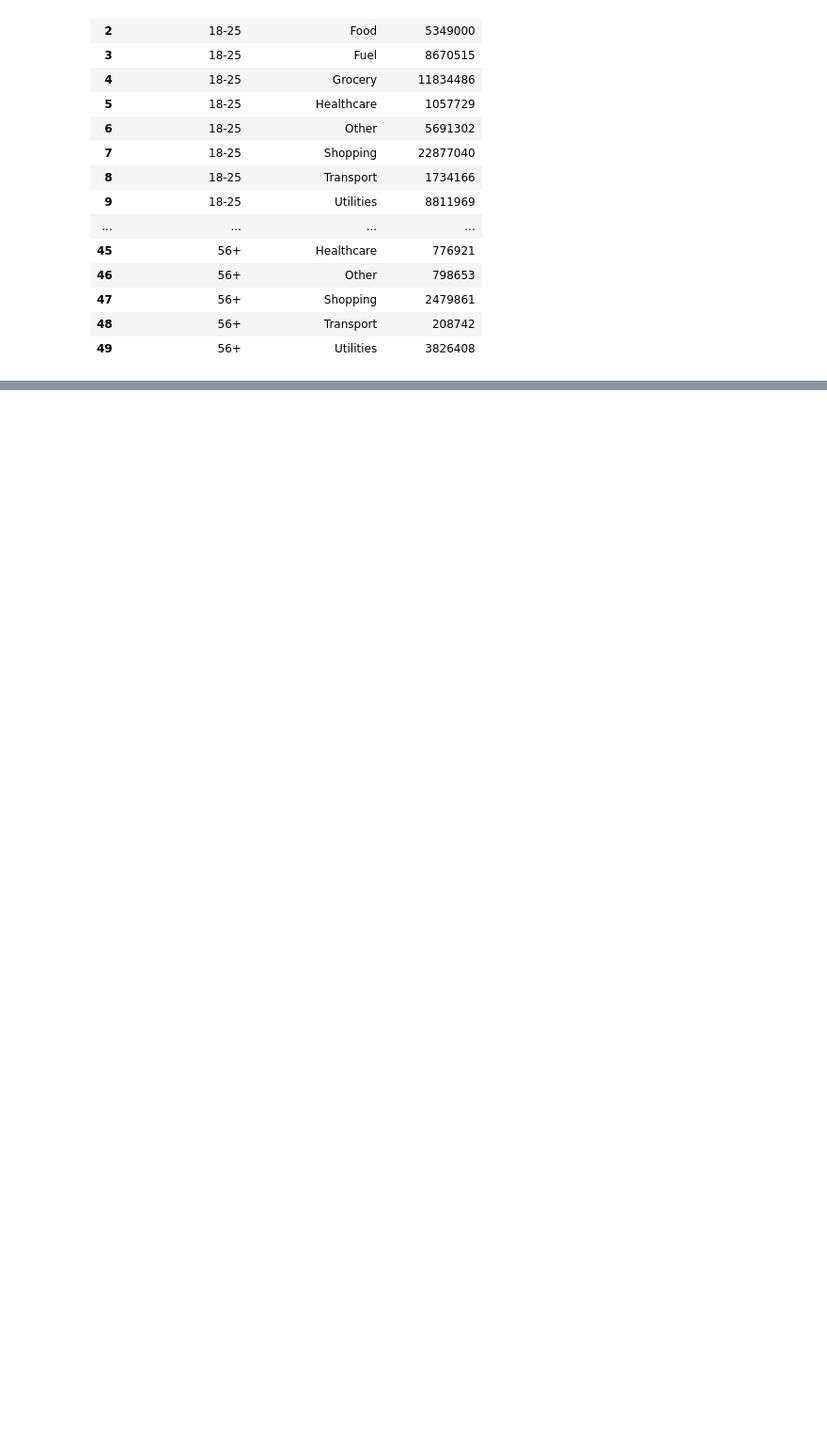
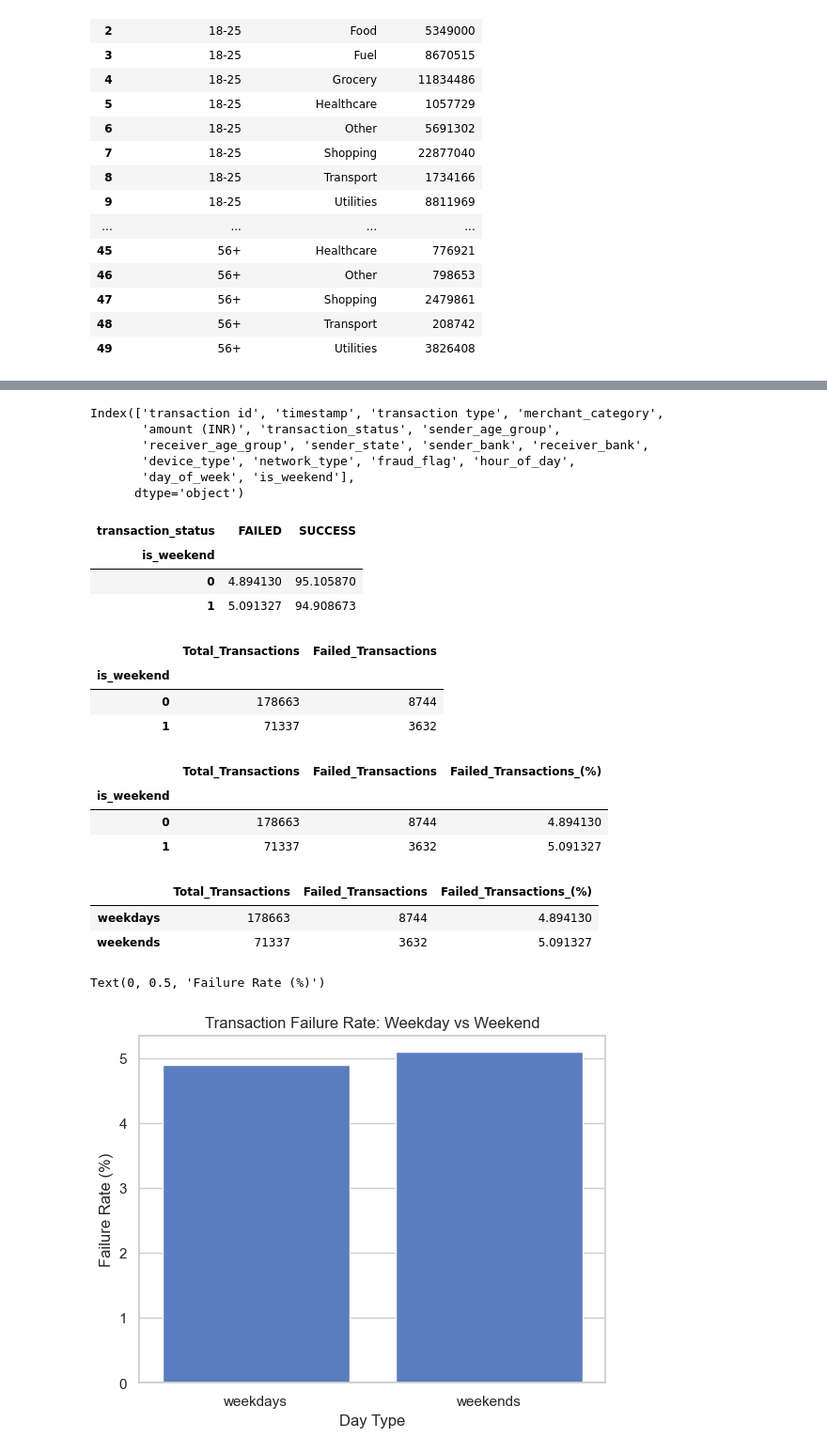
Before and after one commit to RehanShikalgar/upi-insights-2024, a Jupyter notebook: 01_data_inspection.ipynb, the cells around one changed output, grey strips where cells are left out. Shown at 94% size. Saved outputs shown, nothing was run; the diff lists cells and outputs as text; code cells hidden in the pictures; blank space fills up the shorter version.

```diff
--- a/01_data_inspection.ipynb
+++ b/01_data_inspection.ipynb
@@ -385,0 +476,48 @@ age_category
+# %%
+df.columns
+# %% [output]
+Index(['transaction id', 'timestamp', 'transaction type', 'merchant_category',
+       'amount (INR)', 'transaction_status', 'sender_age_group',
+       'receiver_age_group', 'sender_state', 'sender_bank', 'receiver_bank',
+       'device_type', 'network_type', 'fraud_flag', 'hour_of_day',
+       'day_of_week', 'is_weekend'],
+      dtype='object')
+# %%
+weekend_failure = pd.crosstab(df['is_weekend'],df['transaction_status'],normalize="index")*100
+weekend_failure
+# %% [output]
+| transaction_status | FAILED | SUCCESS |
+| is_weekend |  |  |
+| 0 | 4.894130 | 95.105870 |
+| 1 | 5.091327 | 94.908673 |
+# %%
+weekend_analysis =  df.groupby("is_weekend")['transaction_status'].agg(Total_Transactions='count',Failed_Transactions=lambda x: (x=="FAILED").sum())
+weekend_analysis
+# %% [output]
+|  | Total_Transactions | Failed_Transactions |
+| is_weekend |  |  |
+| 0 | 178663 | 8744 |
+| 1 | 71337 | 3632 |
+# %%
+weekend_analysis["Failed_Transactions_(%)"] = weekend_analysis['Failed_Transactions'] / weekend_analysis['Total_Transactions'] * 100
+weekend_analysis
+# %% [output]
+|  | Total_Transactions | Failed_Transactions | Failed_Transactions_(%) |
+| is_weekend |  |  |  |
+| 0 | 178663 | 8744 | 4.894130 |
+| 1 | 71337 | 3632 | 5.091327 |
+# %%
+weekend_analysis.index = ['weekdays','weekends']
+weekend_analysis
+# %% [output]
+|  | Total_Transactions | Failed_Transactions | Failed_Transactions_(%) |
+| weekdays | 178663 | 8744 | 4.894130 |
+| weekends | 71337 | 3632 | 5.091327 |
+# %%
+sns.barplot(data=weekend_analysis.reset_index(), x="index", y="Failed_Transactions_(%)")
+plt.title("Transaction Failure Rate: Weekday vs Weekend")
+plt.xlabel("Day Type")
+plt.ylabel("Failure Rate (%)")
+# %% [output]
+Text(0, 0.5, 'Failure Rate (%)')
+[figure, added]
```
Also changed, not shown: parts of 17 cells of this notebook.
